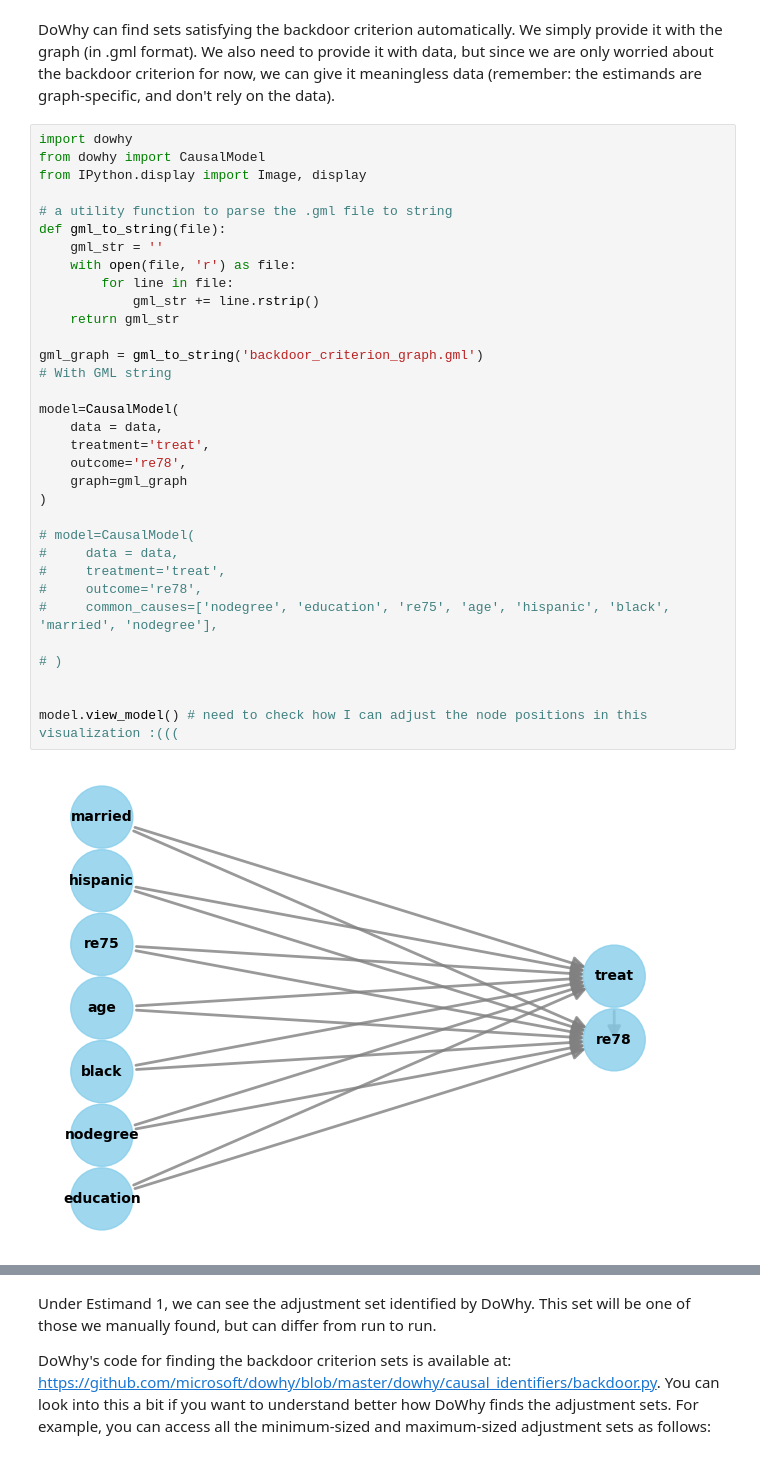
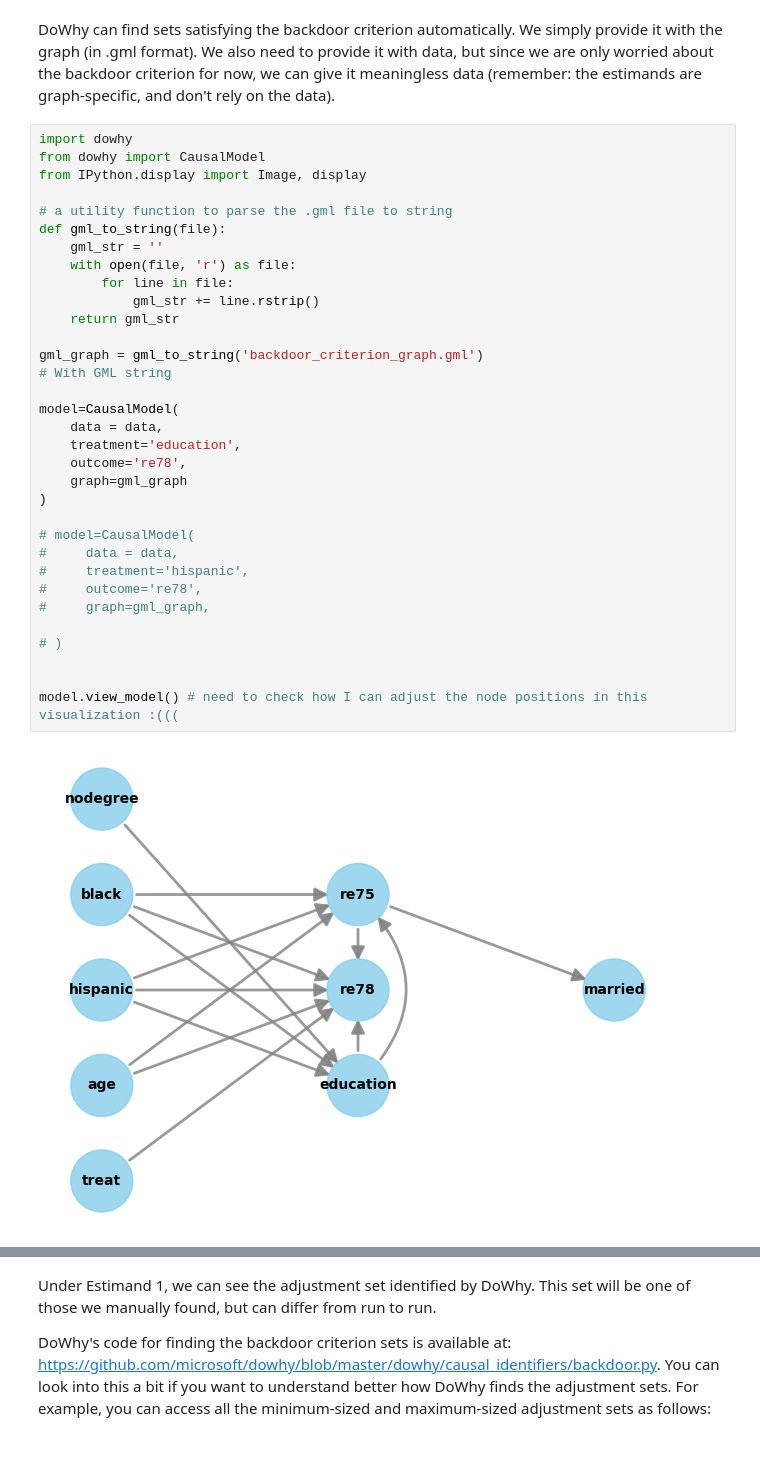
Before and after one commit to sohamchatterjee50/CAUSALITY, a Jupyter notebook: identifying estimands.ipynb, the cells around one changed output, grey strips where cells are left out. Cells and saved outputs as stored; diff of their text form.

Commit message:
new causal graph, educ -> re78 causal question

```diff
--- a/identifying estimands.ipynb
+++ b/identifying estimands.ipynb
@@ -171,37 +154,37 @@ DoWhy can find sets satisfying the backdoor criterion automatically. We simply p
 import dowhy
 from dowhy import CausalModel
 from IPython.display import Image, display
 
 # a utility function to parse the .gml file to string
 def gml_to_string(file):
     gml_str = ''
     with open(file, 'r') as file:
         for line in file:
             gml_str += line.rstrip()
     return gml_str
 
 gml_graph = gml_to_string('backdoor_criterion_graph.gml')
 # With GML string
 
 model=CausalModel(
     data = data,
-    treatment='treat',
+    treatment='education',
     outcome='re78',
     graph=gml_graph
 )
 
 # model=CausalModel(
 #     data = data,
-#     treatment='treat',
+#     treatment='hispanic',
 #     outcome='re78',
-#     common_causes=['nodegree', 'education', 're75', 'age', 'hispanic', 'black', 'married', 'nodegree'],
+#     graph=gml_graph,
 
 # )
 
 
 model.view_model() # need to check how I can adjust the node positions in this visualization :(((
 # %% [output]
-[figure, old version]
+[figure, new version]
 # %%
 identified_estimand = model.identify_effect()
 print(identified_estimand)
```
Also changed, not shown: parts of 11 cells of this notebook.
